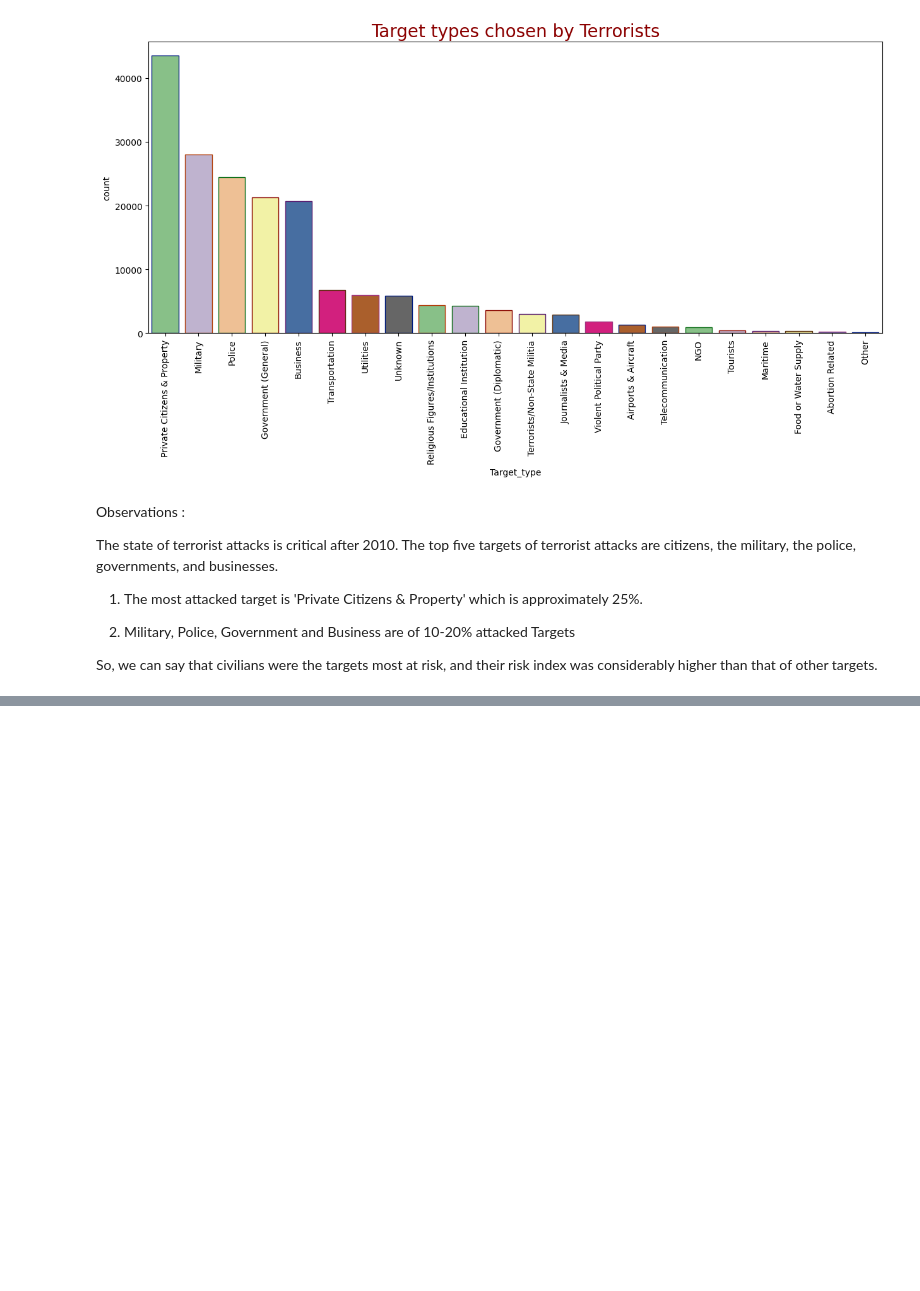
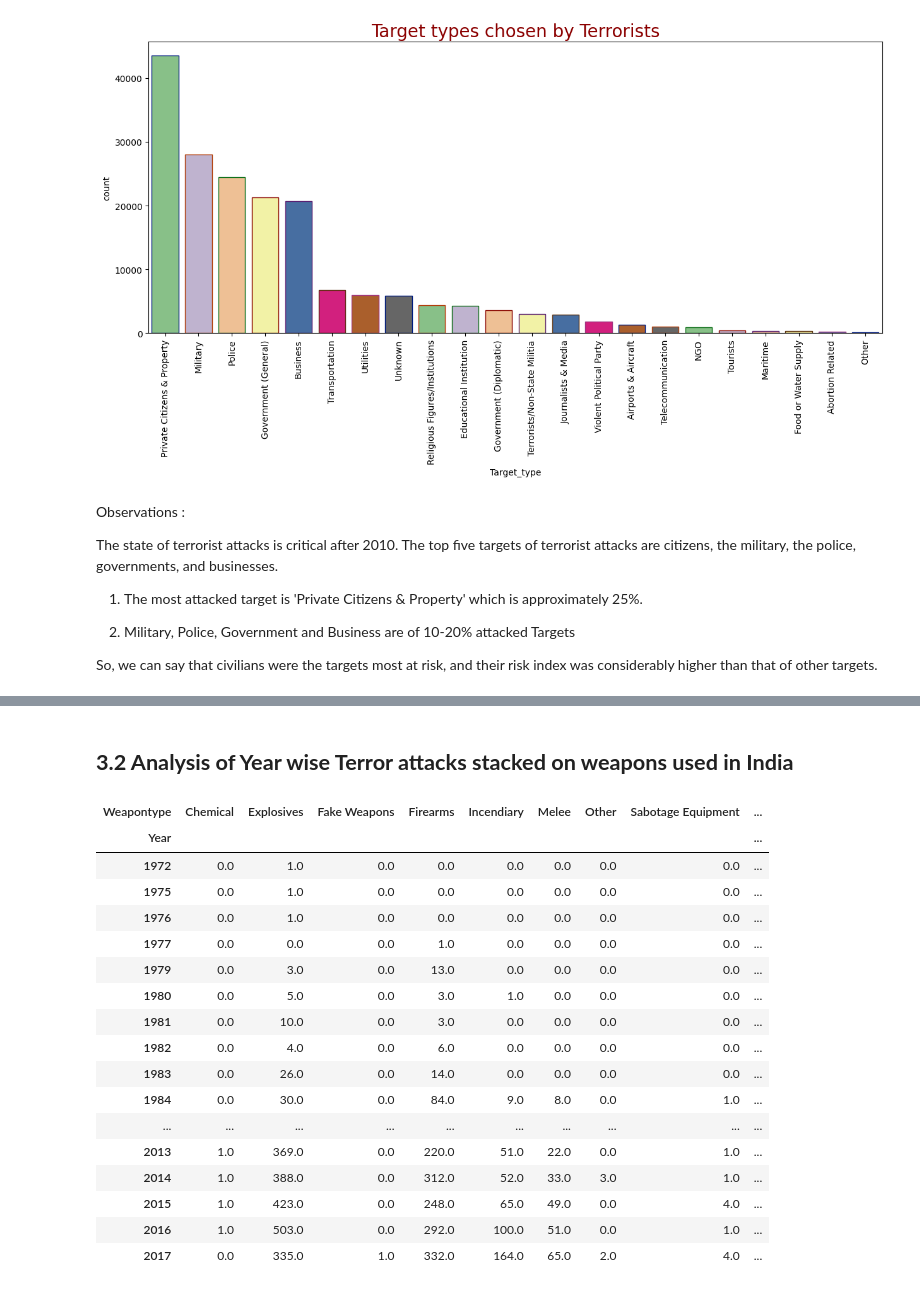
Before and after one commit to somyakmukherjee/Exploratory-Data-Analysis-on-Global-Terrorism, a Jupyter notebook: Capstone_Project_Global_terrorism_EDA_by_Somyak_Mukherjee.ipynb, the cells around one changed output, grey strips where cells are left out. Saved outputs shown, nothing was run; the diff lists cells and outputs as text; code cells hidden in the pictures; blank space fills up the shorter version.

```diff
--- a/Capstone_Project_Global_terrorism_EDA_by_Somyak_Mukherjee.ipynb
+++ b/Capstone_Project_Global_terrorism_EDA_by_Somyak_Mukherjee.ipynb
@@ -450,0 +443,25 @@ plt.show()
+# %% [markdown]
+## **3.2 Analysis of Year wise Terror attacks stacked on weapons used in India**
+# %%
+#Dataframe of Year wise Terror attacks in India
+year_df = gt_india.groupby(['Year','Weapontype'])['Kills'].count().unstack('Weapontype').fillna(0)
+year_df
+# %% [output]
+| Weapontype | Chemical | Explosives | Fake Weapons | Firearms | Incendiary | Melee | Other | Sabotage Equipment | ... |
+| Year |  |  |  |  |  |  |  |  | ... |
+| 1972 | 0.0 | 1.0 | 0.0 | 0.0 | 0.0 | 0.0 | 0.0 | 0.0 | ... |
+| 1975 | 0.0 | 1.0 | 0.0 | 0.0 | 0.0 | 0.0 | 0.0 | 0.0 | ... |
+| 1976 | 0.0 | 1.0 | 0.0 | 0.0 | 0.0 | 0.0 | 0.0 | 0.0 | ... |
+| 1977 | 0.0 | 0.0 | 0.0 | 1.0 | 0.0 | 0.0 | 0.0 | 0.0 | ... |
+| 1979 | 0.0 | 3.0 | 0.0 | 13.0 | 0.0 | 0.0 | 0.0 | 0.0 | ... |
+| 1980 | 0.0 | 5.0 | 0.0 | 3.0 | 1.0 | 0.0 | 0.0 | 0.0 | ... |
+| 1981 | 0.0 | 10.0 | 0.0 | 3.0 | 0.0 | 0.0 | 0.0 | 0.0 | ... |
+| 1982 | 0.0 | 4.0 | 0.0 | 6.0 | 0.0 | 0.0 | 0.0 | 0.0 | ... |
+| 1983 | 0.0 | 26.0 | 0.0 | 14.0 | 0.0 | 0.0 | 0.0 | 0.0 | ... |
+| 1984 | 0.0 | 30.0 | 0.0 | 84.0 | 9.0 | 8.0 | 0.0 | 1.0 | ... |
+| ... | ... | ... | ... | ... | ... | ... | ... | ... | ... |
+| 2013 | 1.0 | 369.0 | 0.0 | 220.0 | 51.0 | 22.0 | 0.0 | 1.0 | ... |
+| 2014 | 1.0 | 388.0 | 0.0 | 312.0 | 52.0 | 33.0 | 3.0 | 1.0 | ... |
+| 2015 | 1.0 | 423.0 | 0.0 | 248.0 | 65.0 | 49.0 | 0.0 | 4.0 | ... |
+| 2016 | 1.0 | 503.0 | 0.0 | 292.0 | 100.0 | 51.0 | 0.0 | 1.0 | ... |
+| 2017 | 0.0 | 335.0 | 1.0 | 332.0 | 164.0 | 65.0 | 2.0 | 4.0 | ... |
```
Also changed, not shown: parts of 29 cells of this notebook.
